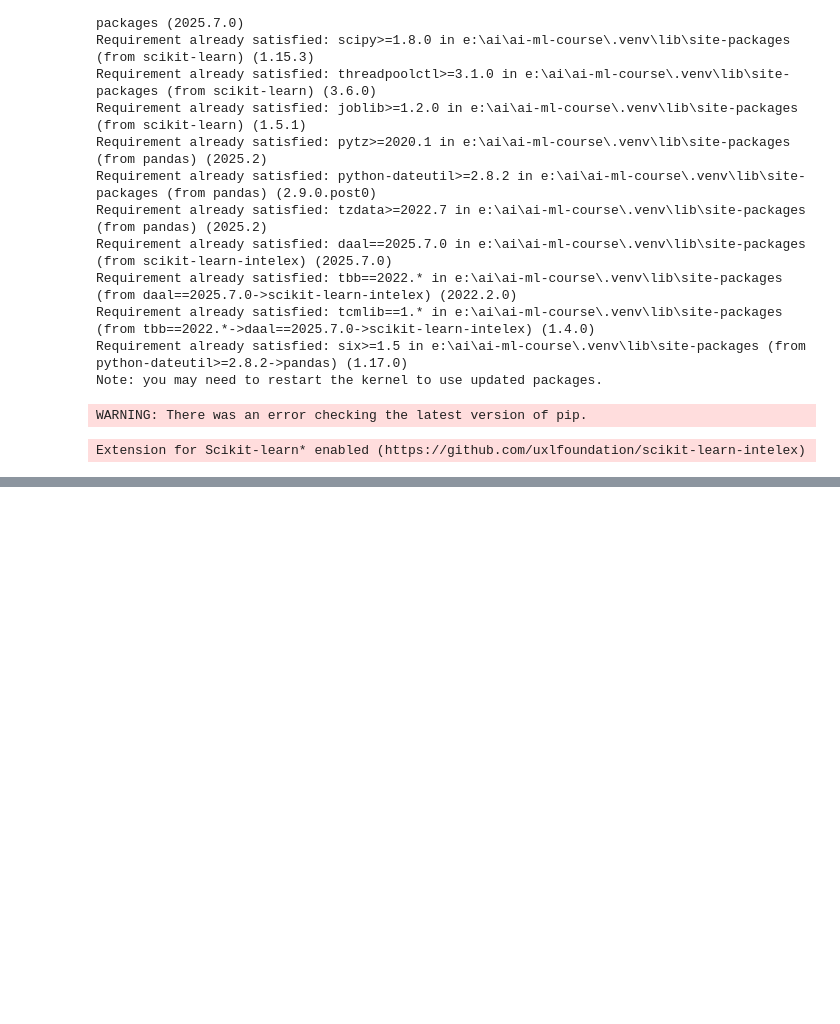
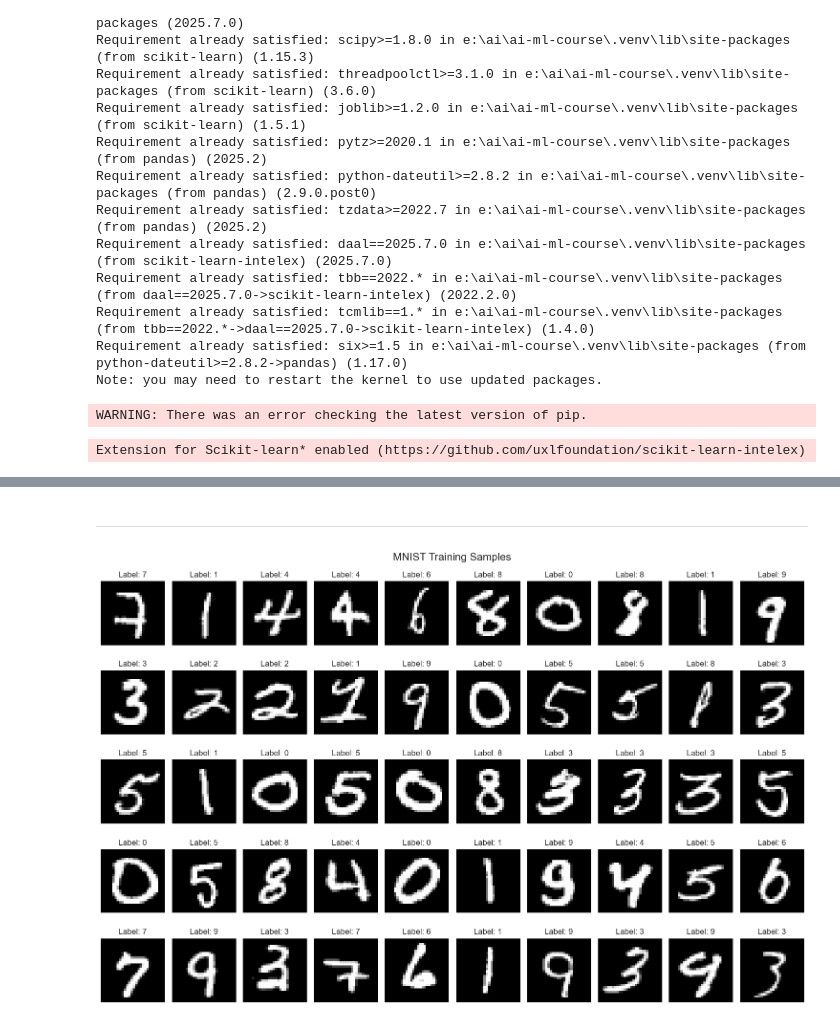
Before and after one commit to mrashutoshnigam/ai-ml-course, a Jupyter notebook: Machine-Learning/Oreilly/Exercise/Chapter5/q9.ipynb, the cells around one changed output, grey strips where cells are left out. Cells and saved outputs as stored; diff of their text form; code cells hidden in the pictures; blank space fills up the shorter version.

Commit message:
added some graphs

```diff
--- a/Machine-Learning/Oreilly/Exercise/Chapter5/q9.ipynb
+++ b/Machine-Learning/Oreilly/Exercise/Chapter5/q9.ipynb
@@ -81,0 +101,35 @@ print(f"Test Accuracy: {test_accuracy:.4f}")
+# %% [markdown]
+-----
+# %%
+# Add these imports to your existing code
+from sklearn.decomposition import PCA
+from sklearn.manifold import TSNE
+from sklearn.inspection import DecisionBoundaryDisplay
+import matplotlib.pyplot as plt
+import seaborn as sns
+from matplotlib.colors import ListedColormap
+
+# Set style for better plots
+plt.style.use('seaborn-v0_8')
+sns.set_palette("tab10")
+# %%
+# 1. Visualize the MNIST dataset samples
+def plot_mnist_samples(X, y, title="MNIST Samples", n_samples=100):
+    """Plot random samples from MNIST dataset"""
+    plt.figure(figsize=(15, 10))
+    indices = np.random.choice(len(X), n_samples, replace=False)
+
+    for i, idx in enumerate(indices[:50]):  # Show first 50 samples
+        plt.subplot(5, 10, i + 1)
+        plt.imshow(X[idx].reshape(28, 28), cmap='gray')
+        plt.title(f'Label: {y[idx]}')
+        plt.axis('off')
+
+    plt.suptitle(title, fontsize=16)
+    plt.tight_layout()
+    plt.show()
+
+# Plot samples from training set
+plot_mnist_samples(X_train, y_train, "MNIST Training Samples")
+# %% [output]
+[figure, added]
```
Also changed, not shown: parts of 11 cells of this notebook.
